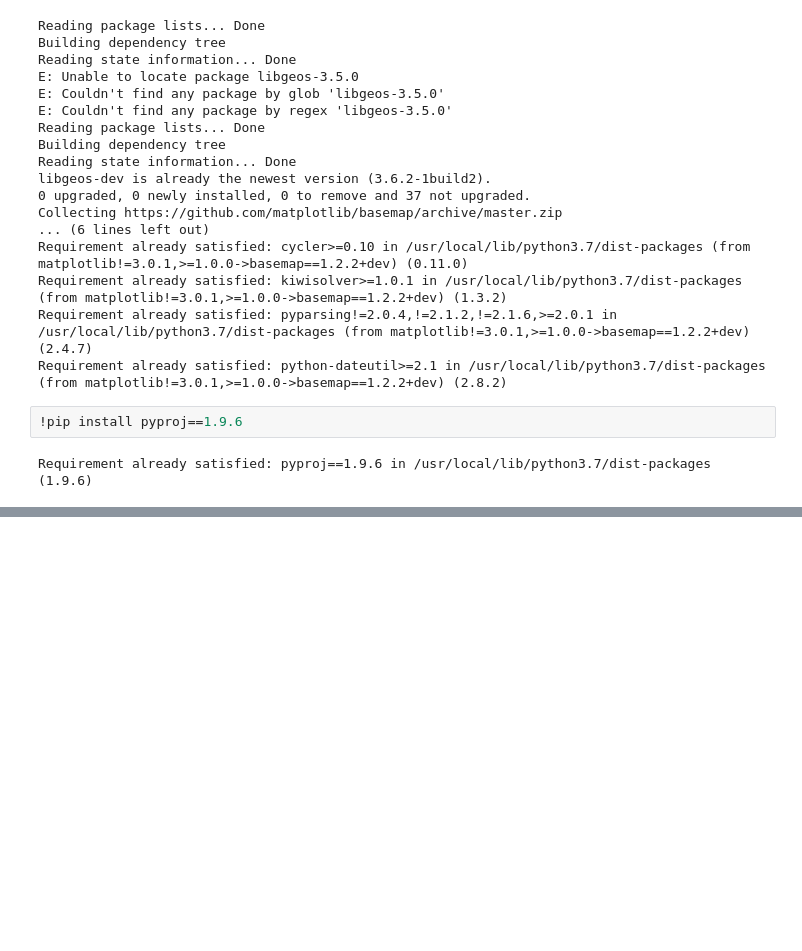
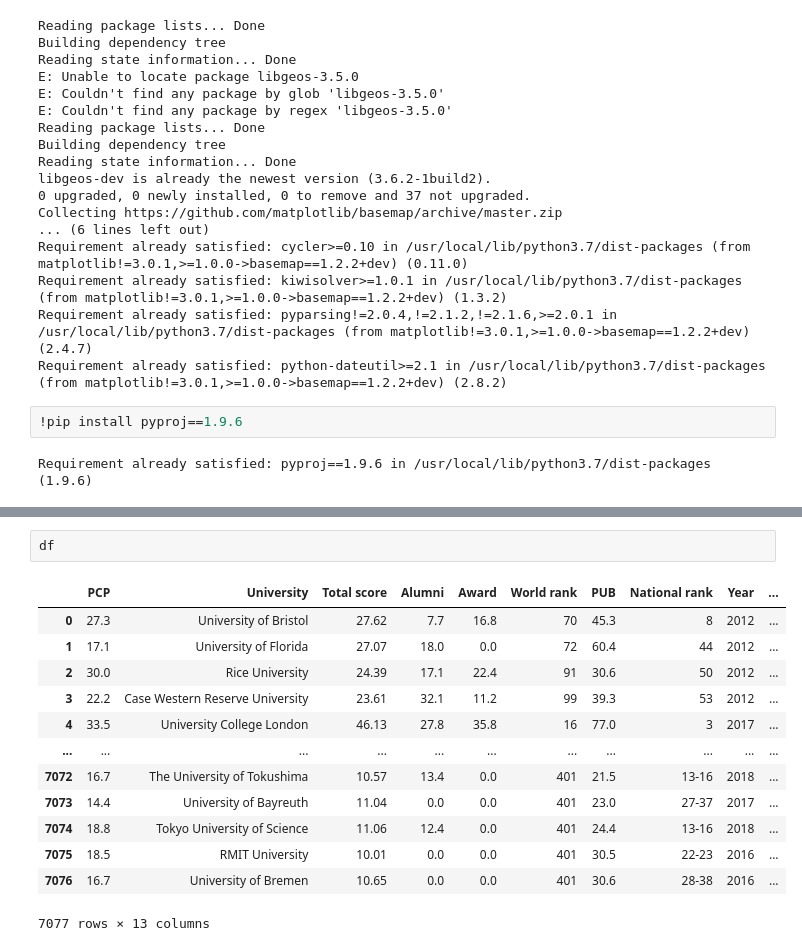
Before and after one commit to kalp121212/DS203_Project, a Jupyter notebook: Shanghai_EDA.ipynb, the cells around one changed output, grey strips where cells are left out. Saved outputs shown, nothing was run; the diff lists cells and outputs as text; blank space fills up the shorter version.

```diff
--- a/Shanghai_EDA.ipynb
+++ b/Shanghai_EDA.ipynb
@@ -206,0 +213,16 @@ Observations
+# %%
+df
+# %% [output]
+|  | PCP | University | Total score | Alumni | Award | World rank | PUB | National rank | Year | ... |
+| 0 | 27.3 | University of Bristol | 27.62 | 7.7 | 16.8 | 70 | 45.3 | 8 | 2012 | ... |
+| 1 | 17.1 | University of Florida | 27.07 | 18.0 | 0.0 | 72 | 60.4 | 44 | 2012 | ... |
+| 2 | 30.0 | Rice University | 24.39 | 17.1 | 22.4 | 91 | 30.6 | 50 | 2012 | ... |
+| 3 | 22.2 | Case Western Reserve University | 23.61 | 32.1 | 11.2 | 99 | 39.3 | 53 | 2012 | ... |
+| 4 | 33.5 | University College London | 46.13 | 27.8 | 35.8 | 16 | 77.0 | 3 | 2017 | ... |
+| ... | ... | ... | ... | ... | ... | ... | ... | ... | ... | ... |
+| 7072 | 16.7 | The University of Tokushima | 10.57 | 13.4 | 0.0 | 401 | 21.5 | 13-16 | 2018 | ... |
+| 7073 | 14.4 | University of Bayreuth | 11.04 | 0.0 | 0.0 | 401 | 23.0 | 27-37 | 2017 | ... |
+| 7074 | 18.8 | Tokyo University of Science | 11.06 | 12.4 | 0.0 | 401 | 24.4 | 13-16 | 2018 | ... |
+| 7075 | 18.5 | RMIT University | 10.01 | 0.0 | 0.0 | 401 | 30.5 | 22-23 | 2016 | ... |
+| 7076 | 16.7 | University of Bremen | 10.65 | 0.0 | 0.0 | 401 | 30.6 | 28-38 | 2016 | ... |
+7077 rows × 13 columns
```
Also changed, not shown: parts of 3 cells of this notebook.
